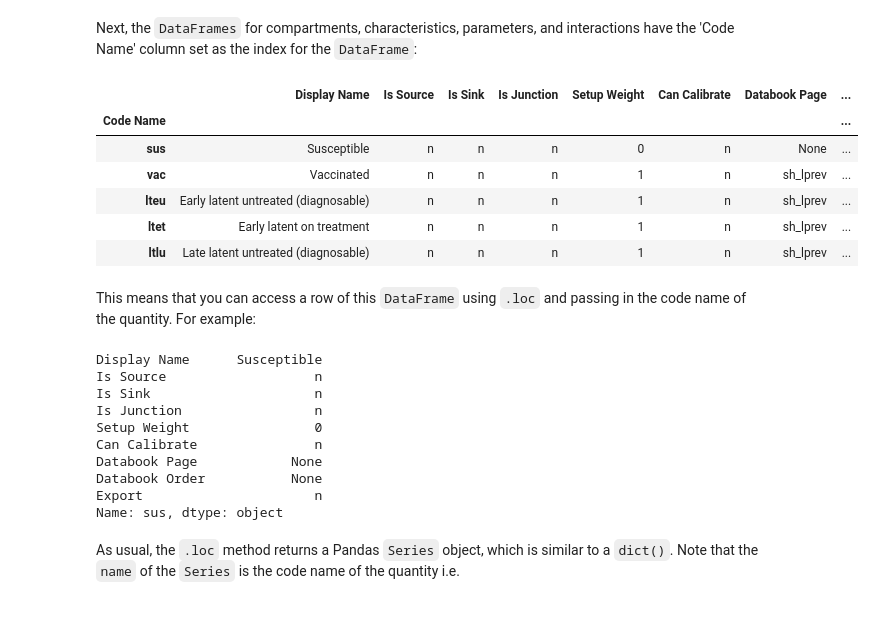
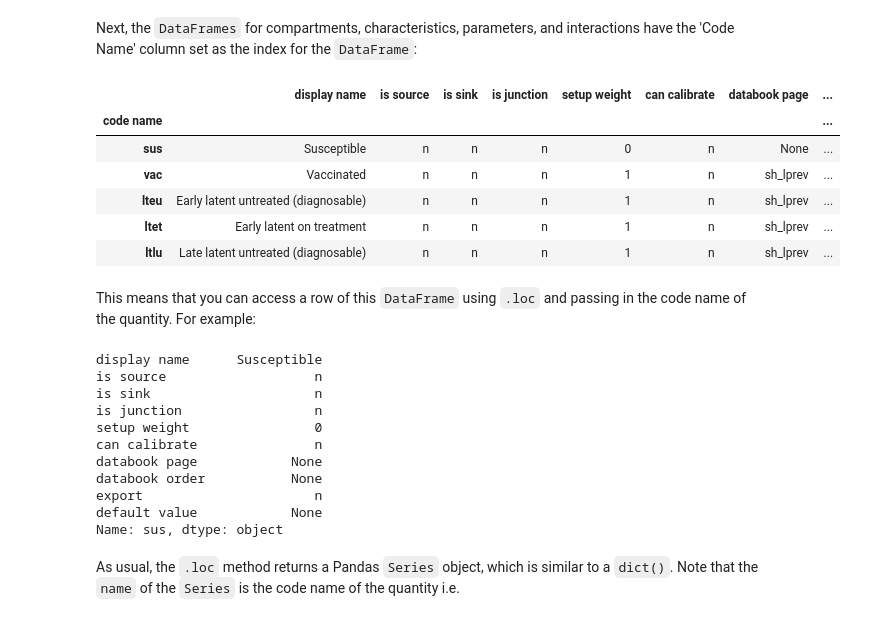
Before and after one commit to atomicateam/atomica, a Jupyter notebook: doc/Frameworks.ipynb, the cells around one changed output. Saved outputs shown, nothing was run; the diff lists cells and outputs as text; code cells hidden in the pictures.

```diff
--- a/doc/Frameworks.ipynb
+++ b/doc/Frameworks.ipynb
@@ -189,10 +198,10 @@ This also illustrates an example of where validation is used - the parsing will
 # %% [markdown]
 Next, the `DataFrames` for compartments, characteristics, parameters, and interactions have the 'Code Name' column set as the index for the `DataFrame`:
 # %%
-F.sheets['Compartments'].head()
+F.sheets['compartments'][0].head()
 # %% [output]
-|  | Display Name | Is Source | Is Sink | Is Junction | Setup Weight | Can Calibrate | Databook Page | ... |
-| Code Name |  |  |  |  |  |  |  | ... |
+|  | display name | is source | is sink | is junction | setup weight | can calibrate | databook page | ... |
+| code name |  |  |  |  |  |  |  | ... |
 | sus | Susceptible | n | n | n | 0 | n | None | ... |
 | vac | Vaccinated | n | n | n | 1 | n | sh_lprev | ... |
 | lteu | Early latent untreated (diagnosable) | n | n | n | 1 | n | sh_lprev | ... |
@@ -201,17 +210,18 @@ F.sheets['Compartments'].head()
 # %% [markdown]
 This means that you can access a row of this `DataFrame` using `.loc` and passing in the code name of the quantity. For example:
 # %%
-F.sheets['Compartments'].loc['sus']
+F.sheets['compartments'][0].loc['sus']
 # %% [output]
-Display Name      Susceptible
-Is Source                   n
-Is Sink                     n
-Is Junction                 n
-Setup Weight                0
-Can Calibrate               n
-Databook Page            None
-Databook Order           None
-Export                      n
+display name      Susceptible
+is source                   n
+is sink                     n
+is junction                 n
+setup weight                0
+can calibrate               n
+databook page            None
+databook order           None
+export                      n
+default value            None
 Name: sus, dtype: object
 # %% [markdown]
 As usual, the `.loc` method returns a Pandas `Series` object, which is similar to a `dict()`. Note that the `name` of the `Series` is the code name of the quantity i.e.
```
Also changed, not shown: parts of 26 cells of this notebook, 3 other files.
